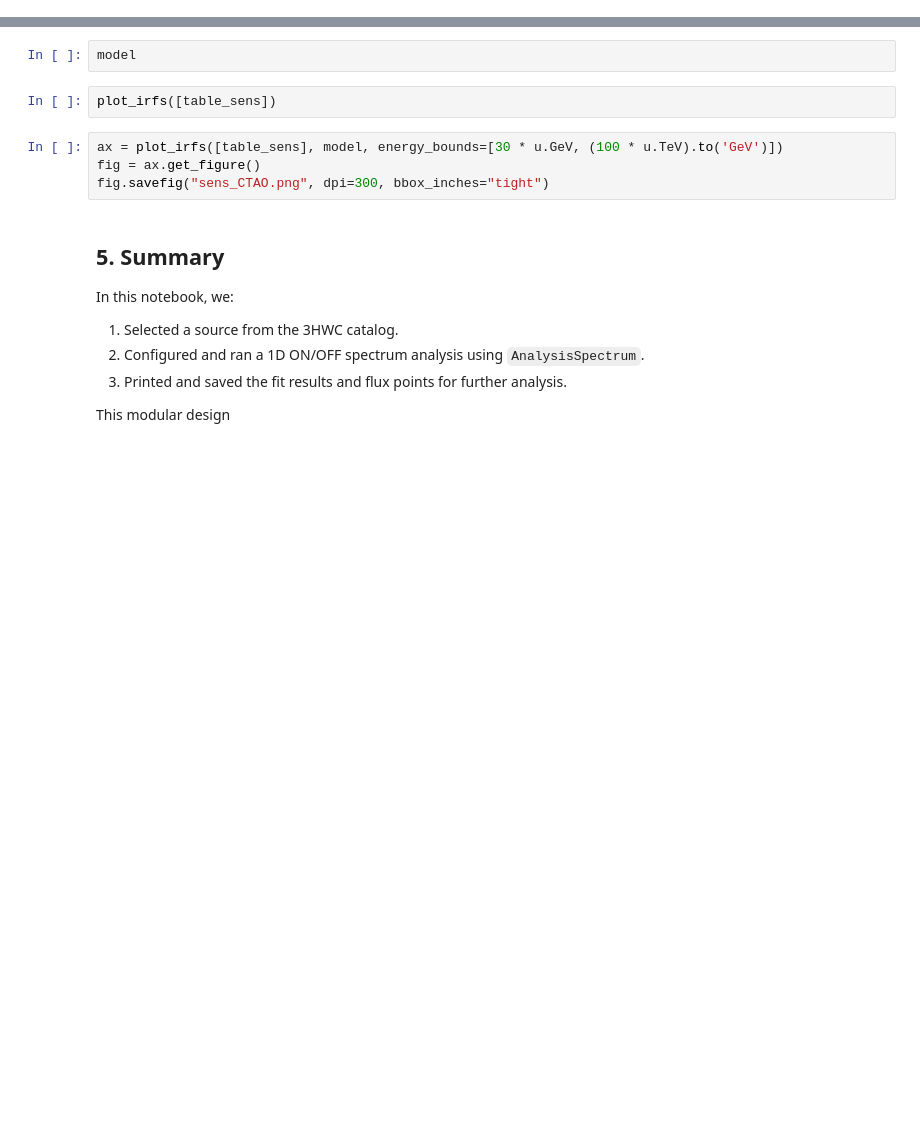
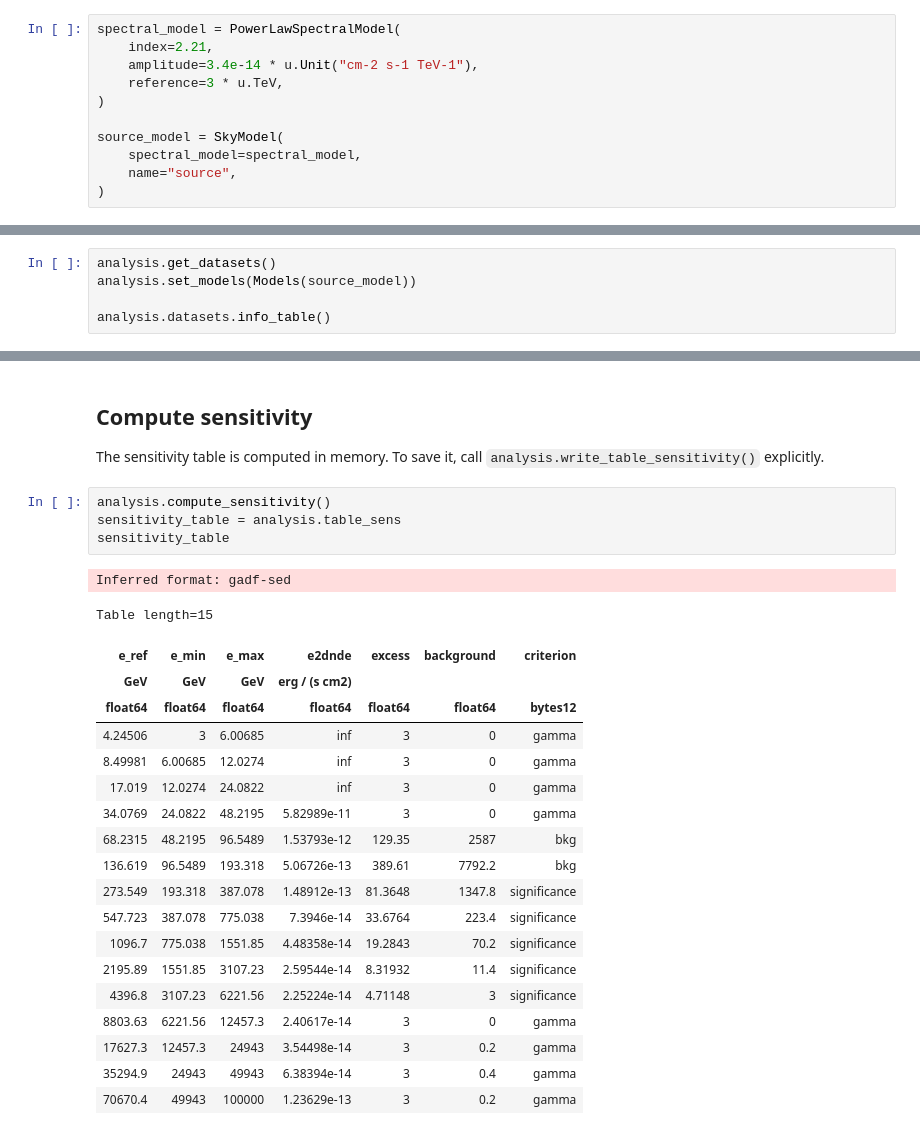
Before and after one commit to rubensjrcosta/feupy, a Jupyter notebook: examples/spectrum_analysis.ipynb, the cells around one changed output, grey strips where cells are left out. Cells and saved outputs as stored; diff of their text form; blank space fills up the shorter version.

```diff
--- a/examples/spectrum_analysis.ipynb
+++ b/examples/spectrum_analysis.ipynb
@@ -371,0 +151,11 @@ show_hist_counts(table)
+# %%
+spectral_model = PowerLawSpectralModel(
+    index=2.21,
+    amplitude=3.4e-14 * u.Unit("cm-2 s-1 TeV-1"),
+    reference=3 * u.TeV,
+)
+
+source_model = SkyModel(
+    spectral_model=spectral_model,
+    name="source",
+)
@@ -371,0 +202,5 @@ show_hist_counts(table)
+# %%
+analysis.get_datasets()
+analysis.set_models(Models(source_model))
+
+analysis.datasets.info_table()
@@ -438,18 +269,29 @@ from feupy.visualization.sensitivity import plot_irfs
-# %%
-model
-# %%
-plot_irfs([table_sens])
-# %%
-ax = plot_irfs([table_sens], model, energy_bounds=[30 * u.GeV, (100 * u.TeV).to('GeV')])
-fig = ax.get_figure()
-fig.savefig("sens_CTAO.png", dpi=300, bbox_inches="tight")
-# %% [markdown]
-## 5. Summary
-
-In this notebook, we:
-
-1. Selected a source from the 3HWC catalog.
-2. Configured and ran a 1D ON/OFF spectrum analysis using `AnalysisSpectrum`.
-3. Printed and saved the fit results and flux points for further analysis.
-
-This modular design
+# %% [markdown]
+## Compute sensitivity
+
+The sensitivity table is computed in memory. To save it, call `analysis.write_table_sensitivity()` explicitly.
+# %%
+analysis.compute_sensitivity()
+sensitivity_table = analysis.table_sens
+sensitivity_table
+# %% [output]
+Inferred format: gadf-sed
+Table length=15
+| e_ref | e_min | e_max | e2dnde | excess | background | criterion |
+| GeV | GeV | GeV | erg / (s cm2) |  |  |  |
+| float64 | float64 | float64 | float64 | float64 | float64 | bytes12 |
+| 4.24506 | 3 | 6.00685 | inf | 3 | 0 | gamma |
+| 8.49981 | 6.00685 | 12.0274 | inf | 3 | 0 | gamma |
+| 17.019 | 12.0274 | 24.0822 | inf | 3 | 0 | gamma |
+| 34.0769 | 24.0822 | 48.2195 | 5.82989e-11 | 3 | 0 | gamma |
+| 68.2315 | 48.2195 | 96.5489 | 1.53793e-12 | 129.35 | 2587 | bkg |
+| 136.619 | 96.5489 | 193.318 | 5.06726e-13 | 389.61 | 7792.2 | bkg |
+| 273.549 | 193.318 | 387.078 | 1.48912e-13 | 81.3648 | 1347.8 | significance |
+| 547.723 | 387.078 | 775.038 | 7.3946e-14 | 33.6764 | 223.4 | significance |
+| 1096.7 | 775.038 | 1551.85 | 4.48358e-14 | 19.2843 | 70.2 | significance |
+| 2195.89 | 1551.85 | 3107.23 | 2.59544e-14 | 8.31932 | 11.4 | significance |
+| 4396.8 | 3107.23 | 6221.56 | 2.25224e-14 | 4.71148 | 3 | significance |
+| 8803.63 | 6221.56 | 12457.3 | 2.40617e-14 | 3 | 0 | gamma |
+| 17627.3 | 12457.3 | 24943 | 3.54498e-14 | 3 | 0.2 | gamma |
+| 35294.9 | 24943 | 49943 | 6.38394e-14 | 3 | 0.4 | gamma |
+| 70670.4 | 49943 | 100000 | 1.23629e-13 | 3 | 0.2 | gamma |
```
Also changed, not shown: parts of 64 cells of this notebook, 33 other files.
